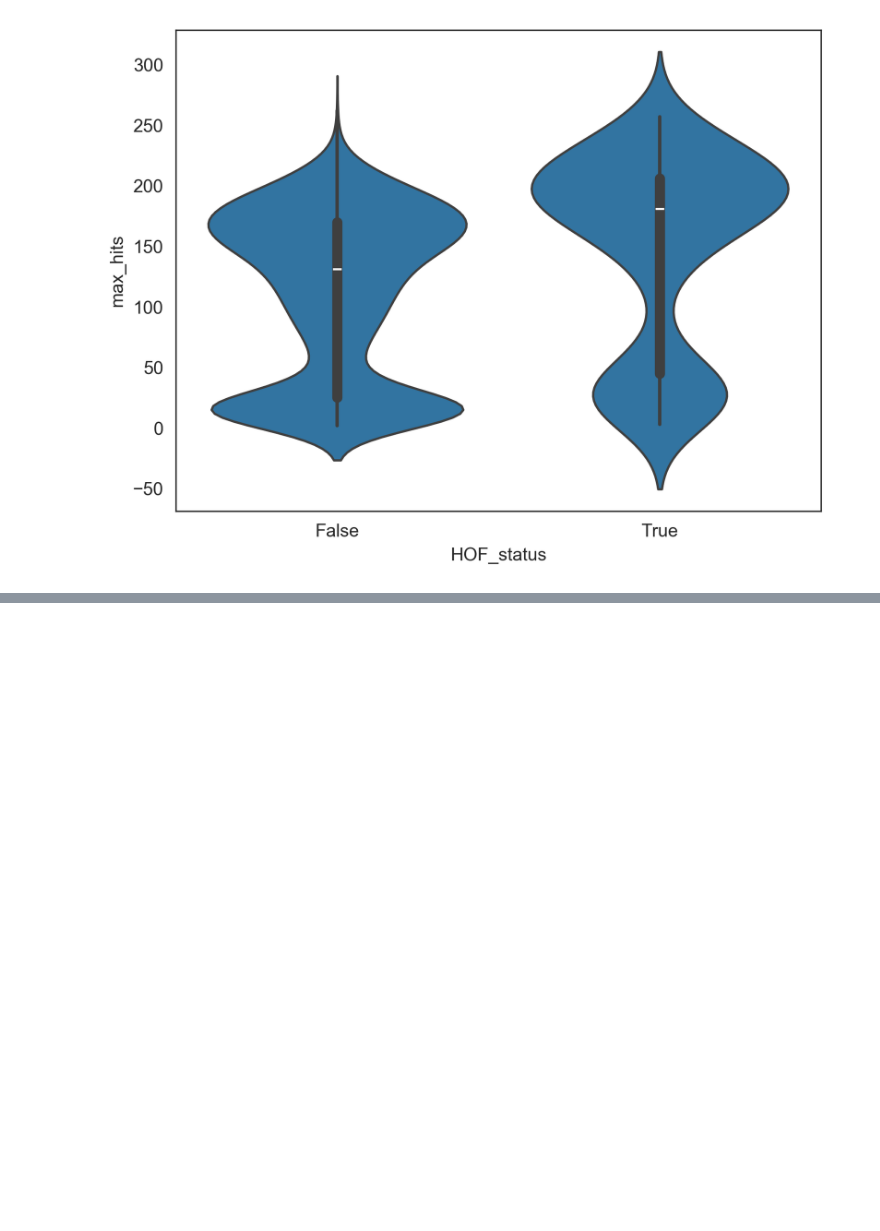
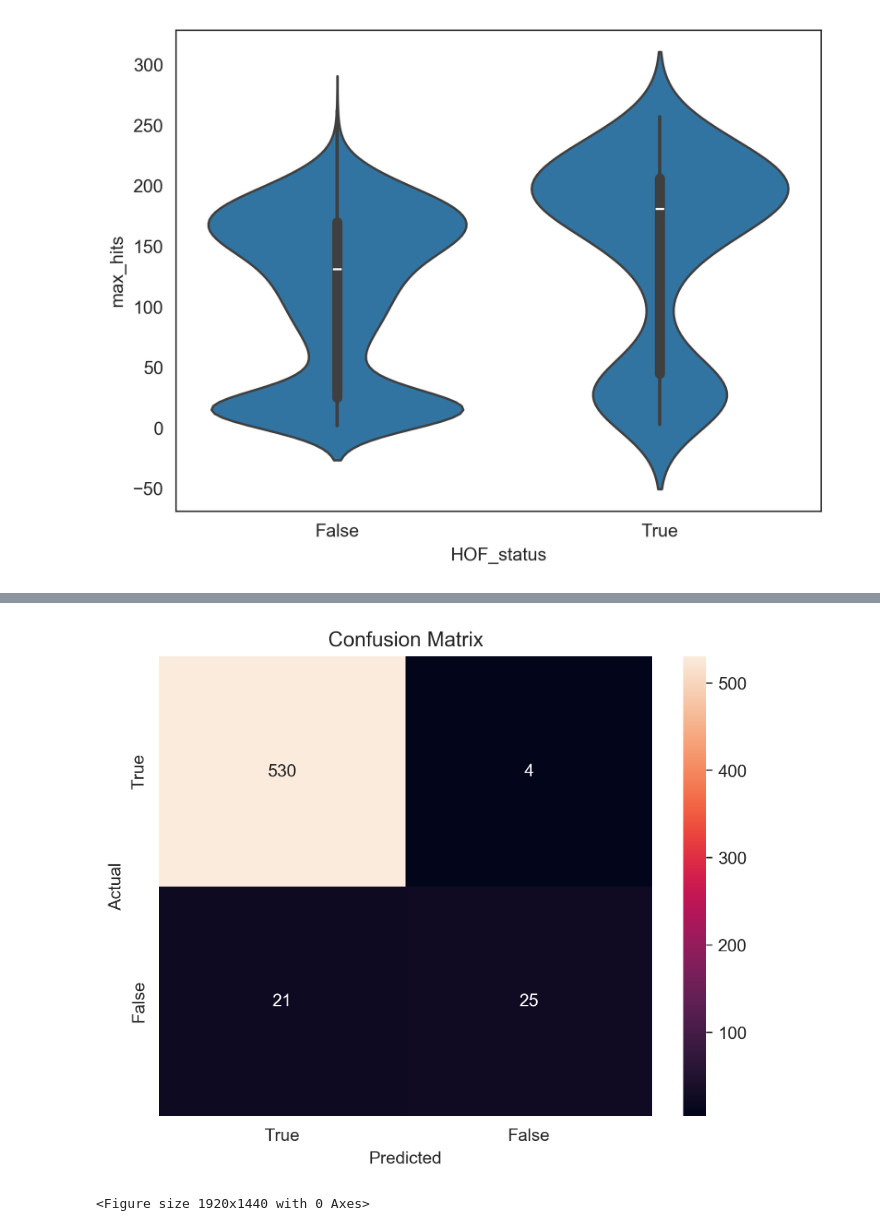
Before and after one commit to troopchris/csc5610base, a Jupyter notebook: GroupProjectM6/Troop_Logistical_Model.ipynb, the cells around one changed output, grey strips where cells are left out. Saved outputs shown, nothing was run; the diff lists cells and outputs as text; code cells hidden in the pictures; blank space fills up the shorter version.

```diff
--- a/GroupProjectM6/Troop_Logistical_Model.ipynb
+++ b/GroupProjectM6/Troop_Logistical_Model.ipynb
@@ -299,3 +299,36 @@ print(p)
 # %% [output]
 3.932845606236214e-22
 [figure]
+# %%
+X = Awards_Batting_HoF_df[[
+    'years_played', 'total_games', 'total_at_bats', 'total_runs', 'total_hits',
+    'total_walks', 'total_doubles', 'total_triples', 'total_home_runs',
+    'total_RBI', 'total_SB', 'total_CS', 'total_BB', 'total_SO', 'total_IBB',
+    'total_HBP', 'total_SH', 'total_SF', 'total_GIDP',
+    'total_singles'
+]].fillna(0)  # Replace NaNs with 0
+
+# Ensure the target variable has no missing values
+y = Awards_Batting_HoF_df['HOF_status']
+
+X_train, X_test, y_train, y_test = train_test_split(X, y, test_size=0.20, random_state=42)
+
+scaler = StandardScaler()
+X_train_scaled = scaler.fit_transform(X_train)
+X_test_scaled = scaler.transform(X_test)
+
+log_model_preFE = LogisticRegression(solver='liblinear')
+log_model_preFE.fit(X_train_scaled, y_train)
+
+y_pred = log_model_preFE.predict(X_test_scaled)
+
+print("Confusion Matrix:")
+print(confusion_matrix(y_test, y_pred))
+
+print("\nClassification Report:")
+print(classification_report(y_test, y_pred))
+
+
+# Reset indices for alignment
+y_test_reset = y_test.reset_index(drop=True).astype(np.int_)
+y_pred_reset = pd.Series(y_pred, index=y_test_reset.index).astype(np.int_)
@@ -301,0 +349,13 @@ print(p)
+# %%
+plt.figure()
+sns.heatmap(confusion_matrix(y_test, y_pred), annot=True, fmt='d',
+            xticklabels=['True', 'False'], yticklabels=['True', 'False'])
+plt.ylabel('Actual')
+plt.xlabel('Predicted')
+plt.title('Confusion Matrix')
+plt.show()
+
+plt.savefig('log_model_preFE.png')
+# %% [output]
+[figure, added]
+<Figure size 1920x1440 with 0 Axes>
```
Also changed, not shown: parts of 2 cells of this notebook, 4 other files.
